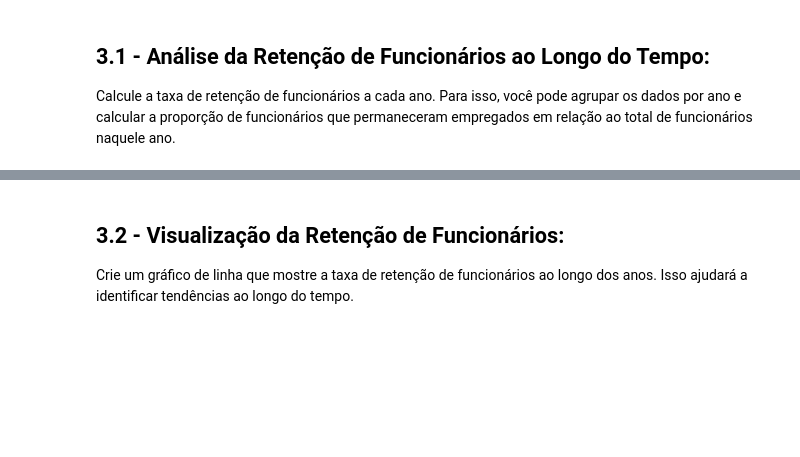
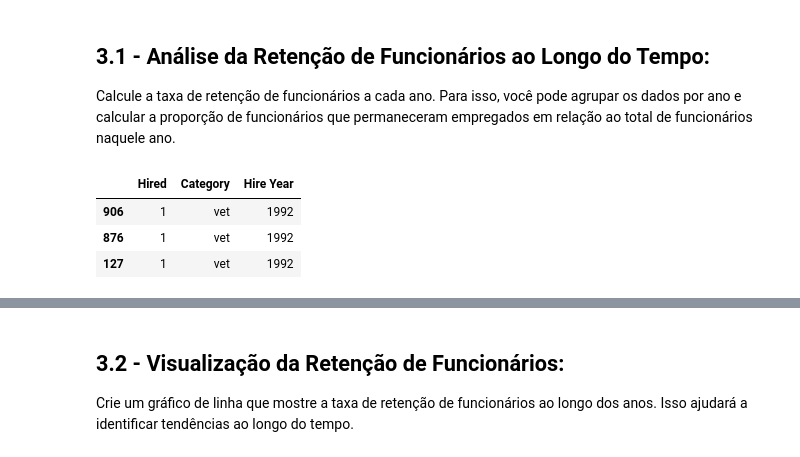
Before and after one commit to VictorCamolese/EBAC-DataAnalyticsProjects, a Jupyter notebook: employee_project/employees_project.ipynb, the cells around one changed output, grey strips where cells are left out. Cells and saved outputs as stored; diff of their text form; code cells hidden in the pictures; blank space fills up the shorter version.

```diff
--- a/employee_project/employees_project.ipynb
+++ b/employee_project/employees_project.ipynb
@@ -274,3 +280,17 @@ df.head()
 ## 3.1 - Análise da Retenção de Funcionários ao Longo do Tempo:
 
 Calcule a taxa de retenção de funcionários a cada ano. Para isso, você pode agrupar os dados por ano e calcular a proporção de funcionários que permaneceram empregados em relação ao total de funcionários naquele ano.
+# %%
+# DF para manipulacao
+df_fun_byear = df[['Hire Date','Hired','Category']].sort_values(by='Hire Date')
+
+# criando coluna que contenha somente os anos e apagando Hire Date
+df_fun_byear['Hire Year'] = df_fun_byear['Hire Date'].dt.year
+df_fun_byear = df_fun_byear.drop(columns='Hire Date')
+
+df_fun_byear.head(3)
+# %% [output]
+|  | Hired | Category | Hire Year |
+| 906 | 1 | vet | 1992 |
+| 876 | 1 | vet | 1992 |
+| 127 | 1 | vet | 1992 |
```
Also changed, not shown: parts of 14 cells of this notebook, 1 other file.
